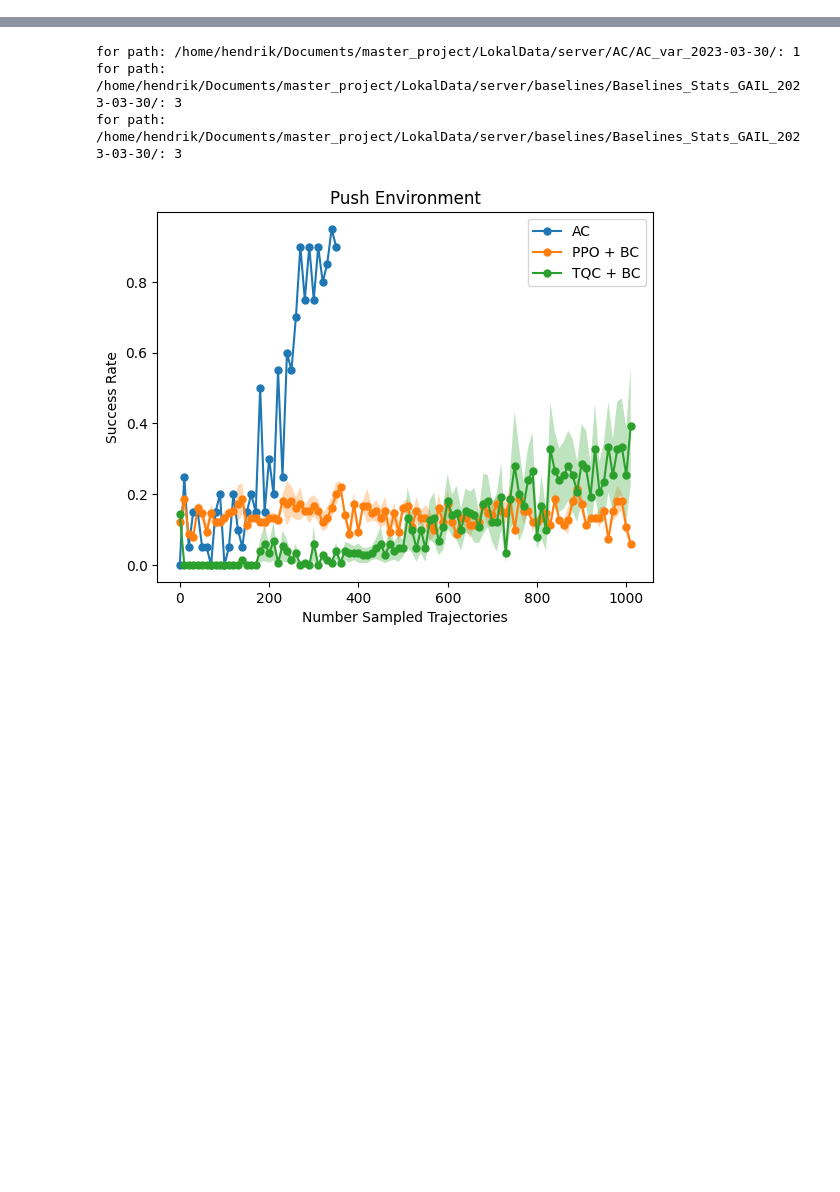
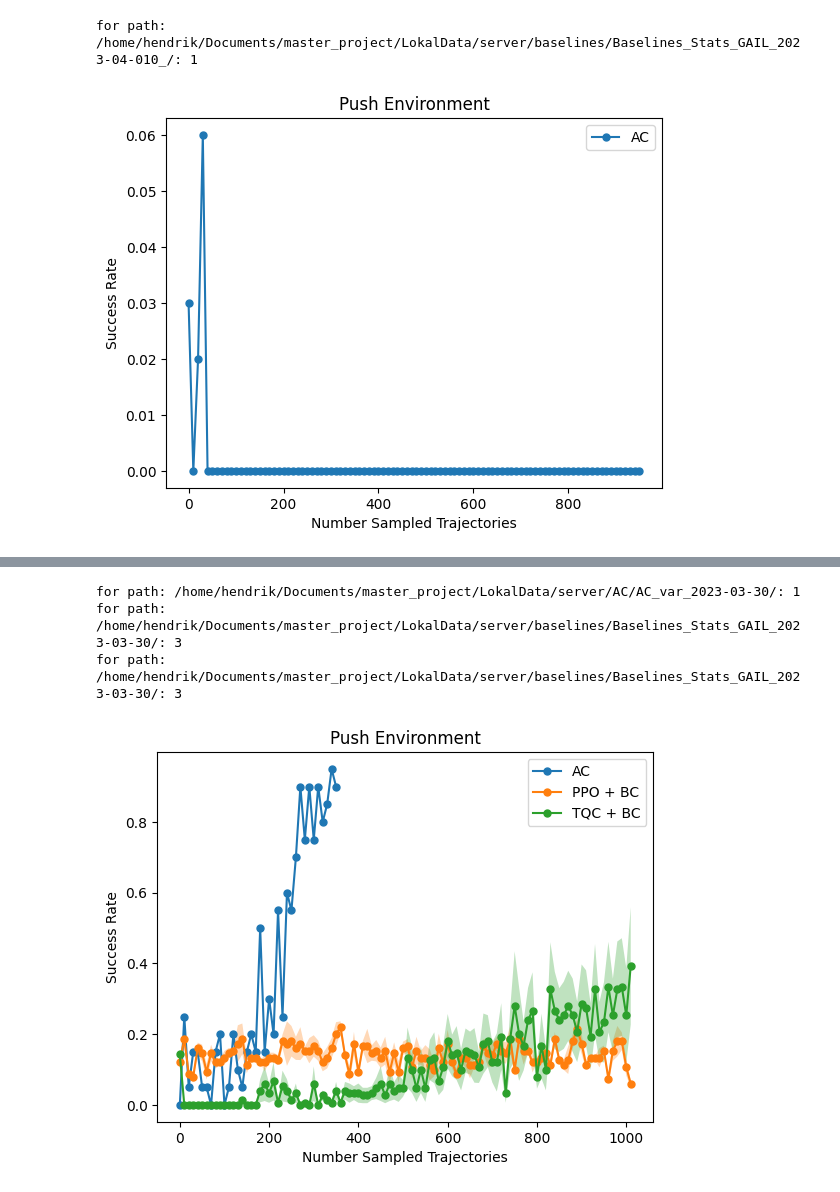
Before and after one commit to ReliableTree/ActiveCritic, a Jupyter notebook: src/active_critic/analyze_stats/analyze_stats.ipynb, the cells around one changed output, grey strips where cells are left out. Cells and saved outputs as stored; diff of their text form; code cells hidden in the pictures; blank space fills up the shorter version.

```diff
--- a/src/active_critic/analyze_stats/analyze_stats.ipynb
+++ b/src/active_critic/analyze_stats/analyze_stats.ipynb
@@ -97,0 +3,22 @@ def make_plot(paths, includes, excludes, names, plot_name, save_path = None, plo
+# %%
+AC_path = '/home/hendrik/Documents/master_project/LokalData/server/AC/0331_stats/'
+include_AC = ['statsoptimized', 'drawerclose ms 0 explore_until 3 reset drawerclose opt steps: 1 trainin eps: 500 opt mode: actor+plan demonstrations: 0, im_ph:False, training_episodes: 10, min critic: 1e-05, wd: 0.01, val_every: 1000']
+exclude_AC = []
+
+TQC_path = '/home/hendrik/Documents/master_project/LokalData/server/baselines/Baselines_Stats_GAIL_2023-04-010_/'
+inlcude_TQC = ['learner', 'TQC_pickplace_dense_True_lr_5e-05_demonstrations_4_n_samples_5000_seqlen_100_learning_starts_3000_id_1']
+exclude_TQC = []
+
+make_plot(
+    paths=[TQC_path],
+    includes=[inlcude_TQC],
+    excludes=[exclude_TQC],
+    names=['AC', 'PPO + BC', 'TQC + BC'],
+    plot_name='Push Environment',
+    save_path = None,
+    plot_closest=False,
+    find_closest=True
+    )
+# %% [output]
+for path: /home/hendrik/Documents/master_project/LokalData/server/baselines/Baselines_Stats_GAIL_2023-04-010_/: 1
+[figure, added]
```
Also changed, not shown: parts of 3 cells of this notebook, 5 other files.
